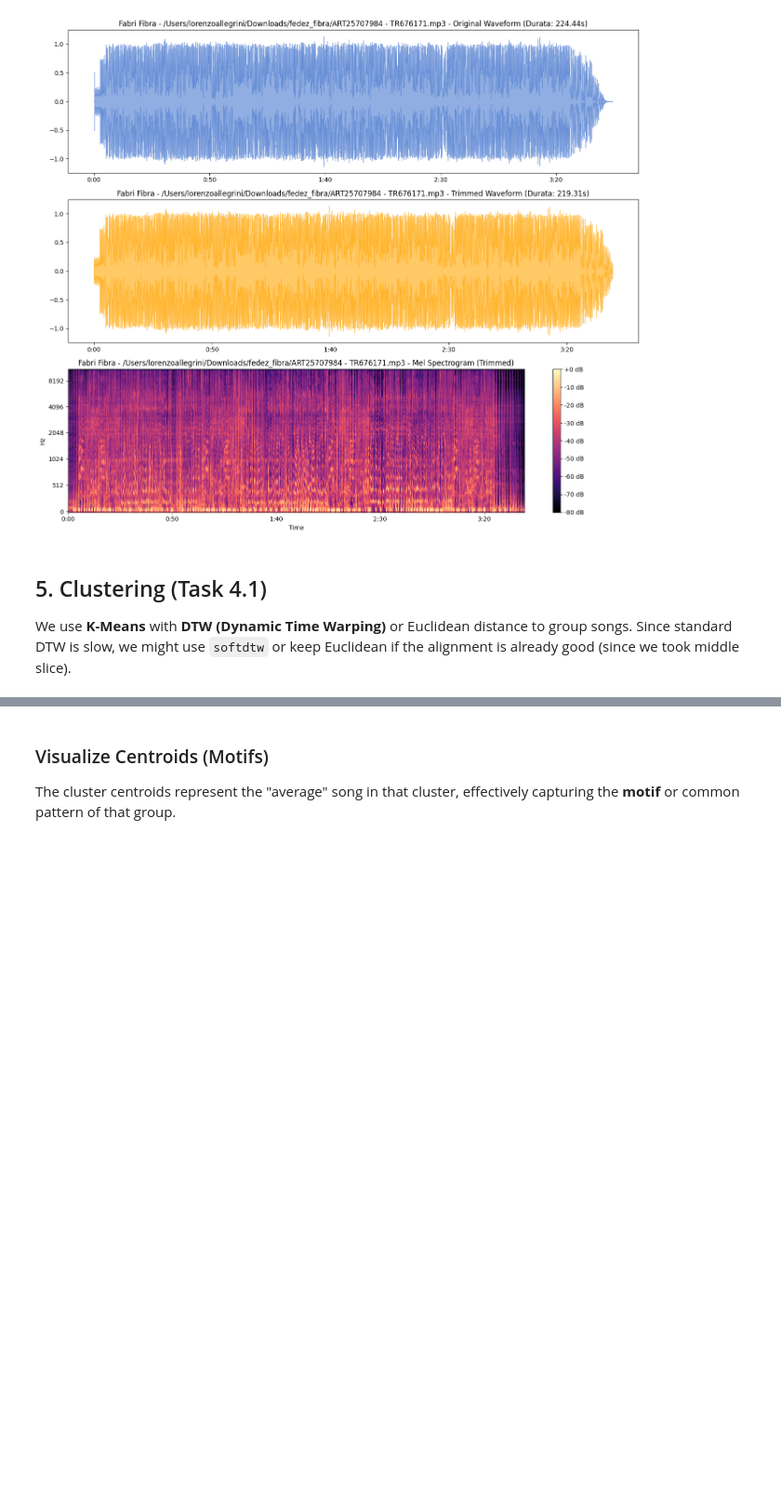
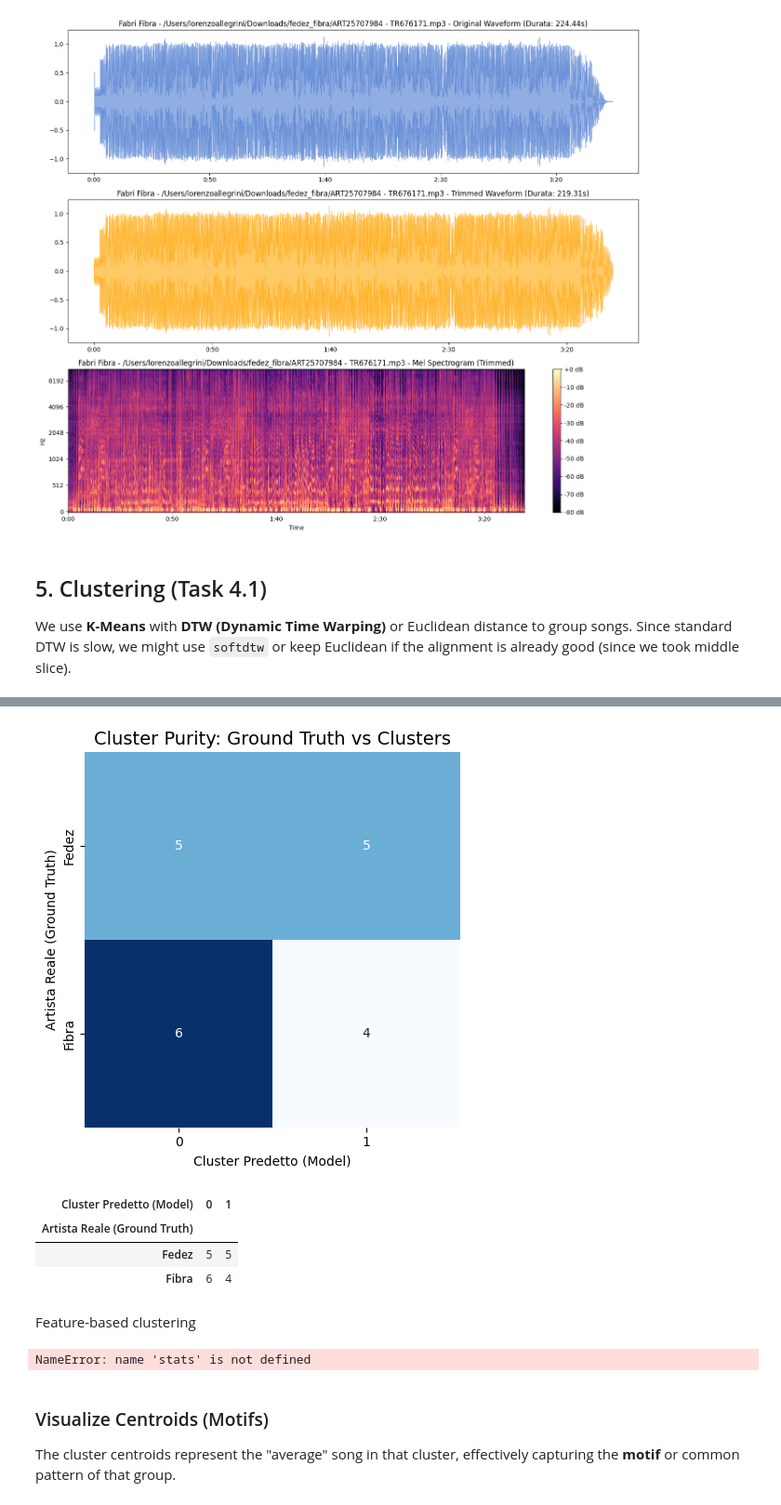
Before and after one commit to abderrahmane-salmi/UNIPI-Data-Mining-Project, a Jupyter notebook: task4/timeseries_analisys.ipynb, the cells around one changed output, grey strips where cells are left out. Shown at 93% size. Saved outputs shown, nothing was run; the diff lists cells and outputs as text; code cells hidden in the pictures; blank space fills up the shorter version.

```diff
--- a/task4/timeseries_analisys.ipynb
+++ b/task4/timeseries_analisys.ipynb
@@ -261,0 +278,34 @@ print(pd.crosstab(df_res['Artist'], df_res['Cluster']))
+# %%
+true_labels = ["Fedez" if f in fedez_files else "Fibra" for f in all_files]
+plot_cluster_purity(true_labels, predicted_clusters)
+# %% [output]
+[figure, added]
+| Cluster Predetto (Model) | 0 | 1 |
+| Artista Reale (Ground Truth) |  |  |
+| Fedez | 5 | 5 |
+| Fibra | 6 | 4 |
+# %% [markdown]
+Feature-based clustering
+# %%
+def calculate_features(values):
+    features = {
+        'avg': np.mean(values),
+        'std': np.std(values),
+        'var': np.var(values),
+        'med': np.median(values),
+        '10p': np.percentile(values, 10),
+        '25p': np.percentile(values, 25),
+        '50p': np.percentile(values, 50),
+        '75p': np.percentile(values, 75),
+        '90p': np.percentile(values, 90),
+        'iqr': np.percentile(values, 75) - np.percentile(values, 25),
+        'cov': 1.0 * np.mean(values) / np.std(values),
+        'skw': stats.skew(values),
+        'kur': stats.kurtosis(values)
+    }
+
+    return features
+
+F = [list(calculate_features(x).values())[:-2] for x in X_scaled]
+# %% [output]
+NameError: name 'stats' is not defined
```
Also changed, not shown: parts of 14 cells of this notebook, 3 other files.
